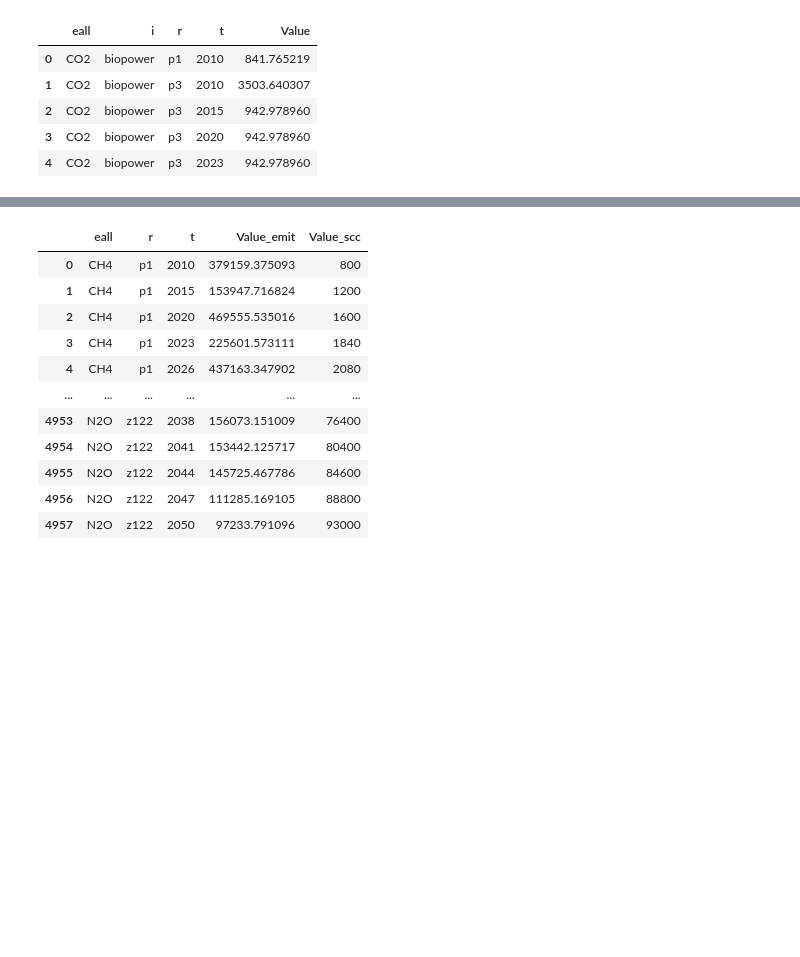
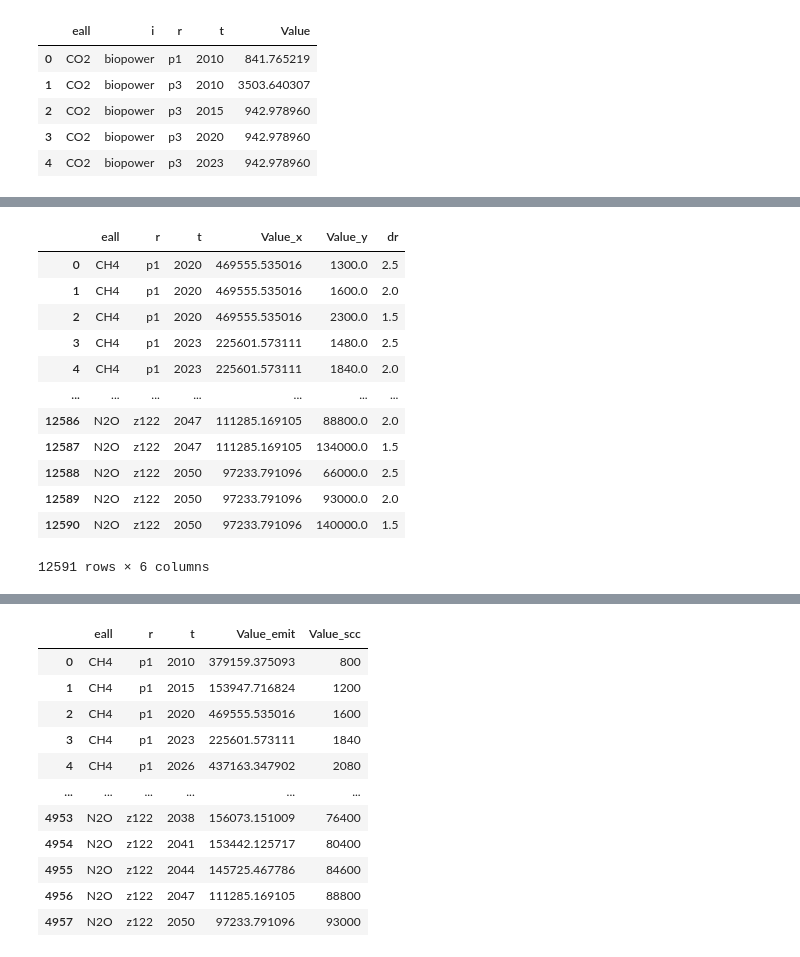
Before and after one commit to ucsusa/reeds-visualizer, a Jupyter notebook: scc_notebook.ipynb, the cells around one changed output, grey strips where cells are left out. Drawn from its saved outputs; the diff is of its cells as text; code cells hidden in the pictures; blank space fills up the shorter version.

```diff
--- a/scc_notebook.ipynb
+++ b/scc_notebook.ipynb
@@ -112,0 +149,4 @@ df = ex_file.drop(columns=['i']).groupby(['eall','r','t']).sum().reset_index()
+# %%
+df['t'] = pd.to_datetime(df['t'], format='%Y')
+# %%
+df.set_index(['t','eall','dr'])
@@ -112,0 +206,13 @@ df = ex_file.drop(columns=['i']).groupby(['eall','r','t']).sum().reset_index()
+# %%
+frames = []
+for e in emit_list:
+    for dr in dcr_list:
+        sub_df = df.loc[((df['eall']==e) & (df['dr']==dr)),:]
+        sub_df = sub_df.set_index('t')
+        sub_df = sub_df[['Value']].resample('YE').mean().interpolate(how='linear').assign(eall=e, dr=dr)
+        sub_df = sub_df.reset_index(drop=False)
+        sub_df['t'] = sub_df['t'].dt.year
+        # display(sub_df)
+        frames.append(sub_df)
+# %%
+full_df = pd.concat(frames)
@@ -112,0 +235,16 @@ df = ex_file.drop(columns=['i']).groupby(['eall','r','t']).sum().reset_index()
+# %%
+pd.merge(exdf, full_df, on=['t','eall'])
+# %% [output]
+|  | eall | r | t | Value_x | Value_y | dr |
+| 0 | CH4 | p1 | 2020 | 469555.535016 | 1300.0 | 2.5 |
+| 1 | CH4 | p1 | 2020 | 469555.535016 | 1600.0 | 2.0 |
+| 2 | CH4 | p1 | 2020 | 469555.535016 | 2300.0 | 1.5 |
+| 3 | CH4 | p1 | 2023 | 225601.573111 | 1480.0 | 2.5 |
+| 4 | CH4 | p1 | 2023 | 225601.573111 | 1840.0 | 2.0 |
+| ... | ... | ... | ... | ... | ... | ... |
+| 12586 | N2O | z122 | 2047 | 111285.169105 | 88800.0 | 2.0 |
+| 12587 | N2O | z122 | 2047 | 111285.169105 | 134000.0 | 1.5 |
+| 12588 | N2O | z122 | 2050 | 97233.791096 | 66000.0 | 2.5 |
+| 12589 | N2O | z122 | 2050 | 97233.791096 | 93000.0 | 2.0 |
+| 12590 | N2O | z122 | 2050 | 97233.791096 | 140000.0 | 1.5 |
+12591 rows × 6 columns
```
Also changed, not shown: parts of 19 cells of this notebook, 50 other files.
